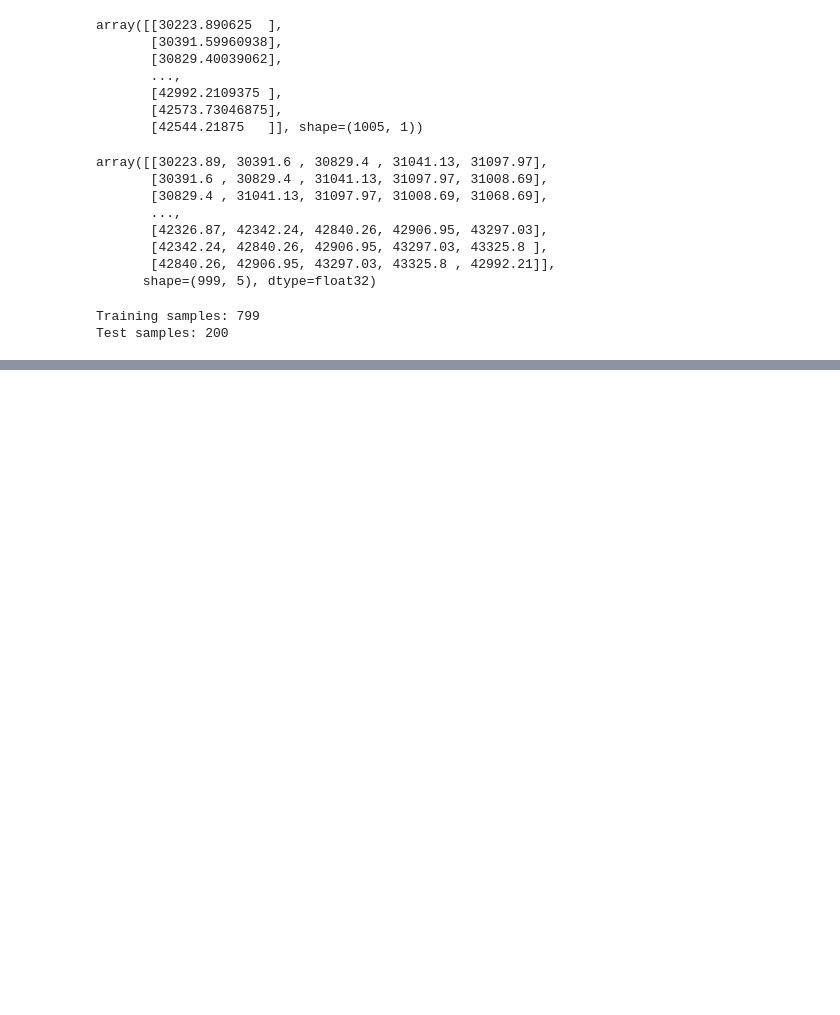
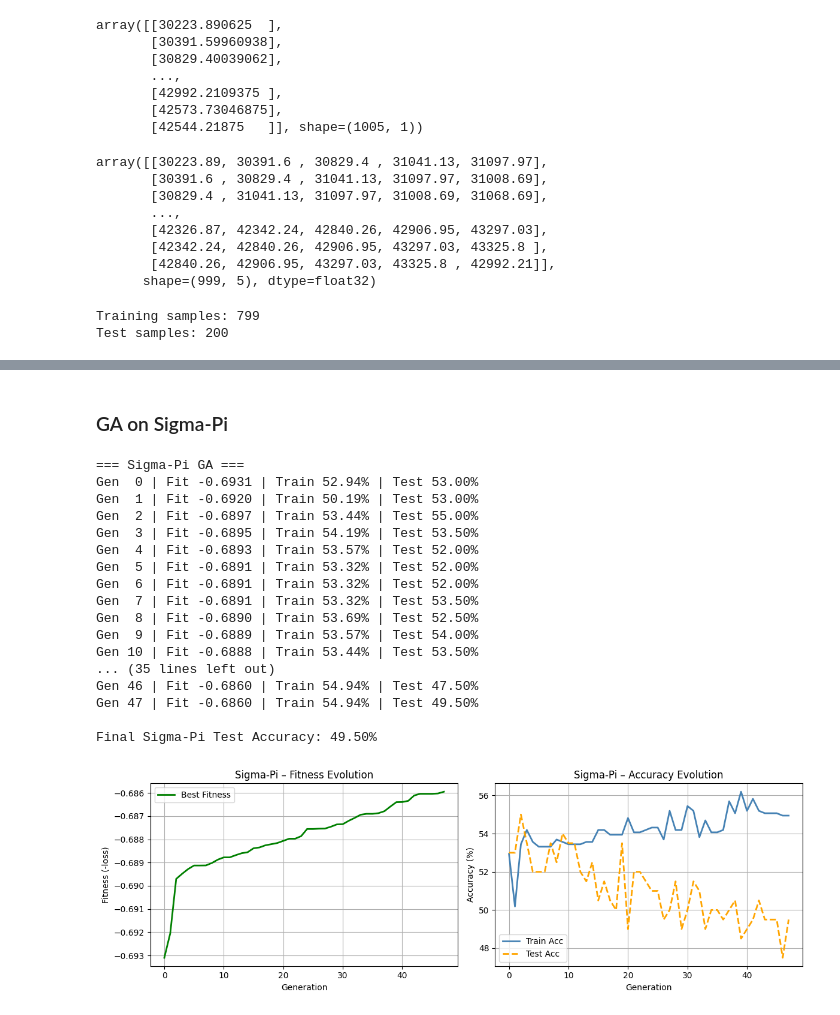
Before and after one commit to ismailSadouki/hybridization-of-honn-w-elolutionary-opt, a Jupyter notebook: Untitled.ipynb, the cells around one changed output, grey strips where cells are left out. Cells and saved outputs as stored; diff of their text form; code cells hidden in the pictures; blank space fills up the shorter version.

```diff
--- a/Untitled.ipynb
+++ b/Untitled.ipynb
@@ -794,0 +477,75 @@ for i, lin in enumerate(model.sigma_units):
+# %% [markdown]
+### GA on Sigma-Pi
+# %%
+sigma_pi_model = SigmaPi(in_features=in_features,
+                         sigma_units=sigma_units,
+                         pi_units=pi_units)
+genome_len_sigma = sum(p.numel() for p in sigma_pi_model.parameters())
+
+population_sigma = [np.random.randn(genome_len_sigma) for _ in range(pop_size)]
+
+best_fit_sigma   = []
+train_acc_sigma  = []
+test_acc_sigma   = []
+
+print("\n=== Sigma-Pi GA ===")
+for gen in range(num_generations):
+    fits = [fitness(ind, sigma_pi_model, X_train, y_train) for ind in population_sigma]
+    best_fit_sigma.append(np.max(fits))
+
+    best_ind = population_sigma[np.argmax(fits)]
+    set_model_weights(sigma_pi_model, best_ind)
+    sigma_pi_model.eval()
+    with torch.no_grad():
+        tr = ((sigma_pi_model(X_train) > 0.5).float() == y_train).float().mean().item()
+        te = ((sigma_pi_model(X_test)  > 0.5).float() == y_test).float().mean().item()
+    train_acc_sigma.append(tr * 100)
+    test_acc_sigma.append(te * 100)
+
+    print(f"Gen {gen:2d} | Fit {best_fit_sigma[-1]:.4f} | "
+          f"Train {train_acc_sigma[-1]:.2f}% | Test {test_acc_sigma[-1]:.2f}%")
+
+    population_sigma = next_generation(population_sigma, fits,
+                                        num_parents, mutation_rate)
+
+print(f"\nFinal Sigma-Pi Test Accuracy: {test_acc_sigma[-1]:.2f}%")
+
+
+plt.figure(figsize=(12, 4))
+
+plt.subplot(1, 2, 1)
+plt.plot(best_fit_sigma, color='green', linewidth=2, label='Best Fitness')
+plt.title('Sigma-Pi – Fitness Evolution')
+plt.xlabel('Generation')
+plt.ylabel('Fitness (-loss)')
+plt.grid(True); plt.legend()
+
+plt.subplot(1, 2, 2)
+plt.plot(train_acc_sigma, color='steelblue', linewidth=2, label='Train Acc')
+plt.plot(test_acc_sigma,  color='orange',    linestyle='--', linewidth=2, label='Test Acc')
+plt.title('Sigma-Pi – Accuracy Evolution')
+plt.xlabel('Generation')
+plt.ylabel('Accuracy (%)')
+plt.grid(True); plt.legend()
+
+plt.tight_layout()
+plt.show()
+# %% [output]
+=== Sigma-Pi GA ===
+Gen  0 | Fit -0.6931 | Train 52.94% | Test 53.00%
+Gen  1 | Fit -0.6920 | Train 50.19% | Test 53.00%
+Gen  2 | Fit -0.6897 | Train 53.44% | Test 55.00%
+Gen  3 | Fit -0.6895 | Train 54.19% | Test 53.50%
+Gen  4 | Fit -0.6893 | Train 53.57% | Test 52.00%
+Gen  5 | Fit -0.6891 | Train 53.32% | Test 52.00%
+Gen  6 | Fit -0.6891 | Train 53.32% | Test 52.00%
+Gen  7 | Fit -0.6891 | Train 53.32% | Test 53.50%
+Gen  8 | Fit -0.6890 | Train 53.69% | Test 52.50%
+Gen  9 | Fit -0.6889 | Train 53.57% | Test 54.00%
+Gen 10 | Fit -0.6888 | Train 53.44% | Test 53.50%
+... (35 lines left out)
+Gen 46 | Fit -0.6860 | Train 54.94% | Test 47.50%
+Gen 47 | Fit -0.6860 | Train 54.94% | Test 49.50%
+
+Final Sigma-Pi Test Accuracy: 49.50%
+[figure, added]
```
Also changed, not shown: parts of 48 cells of this notebook, 1 other file.
